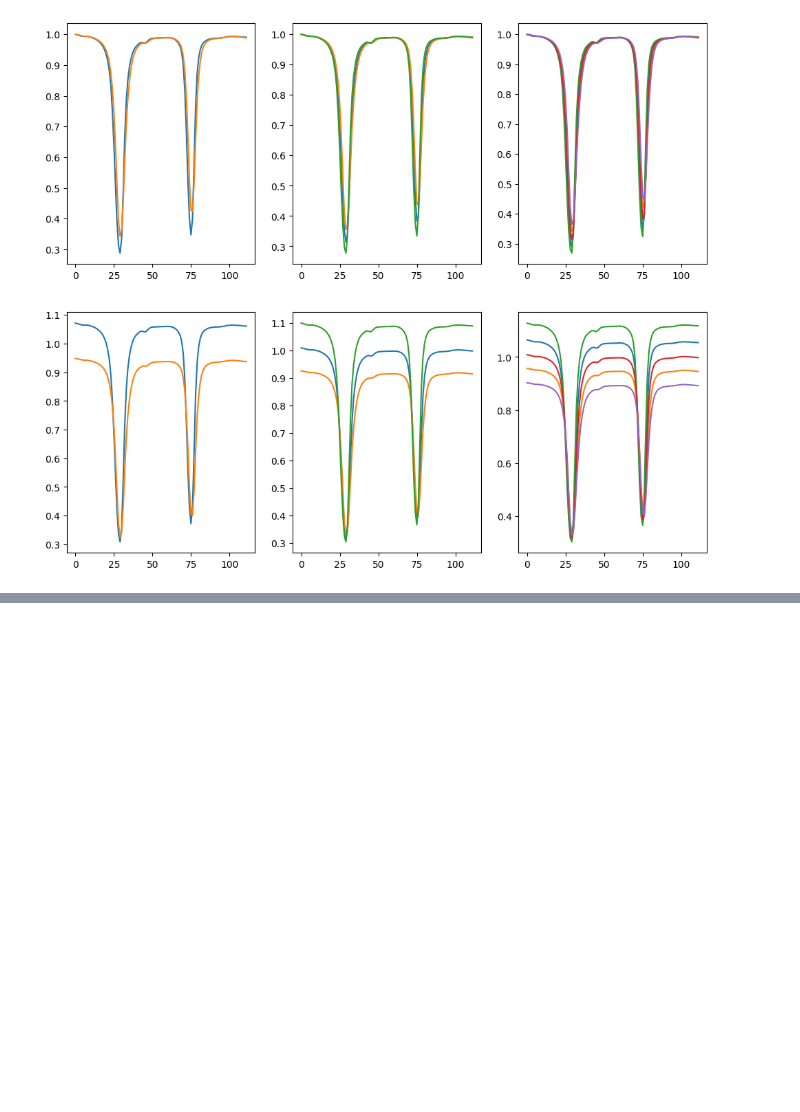
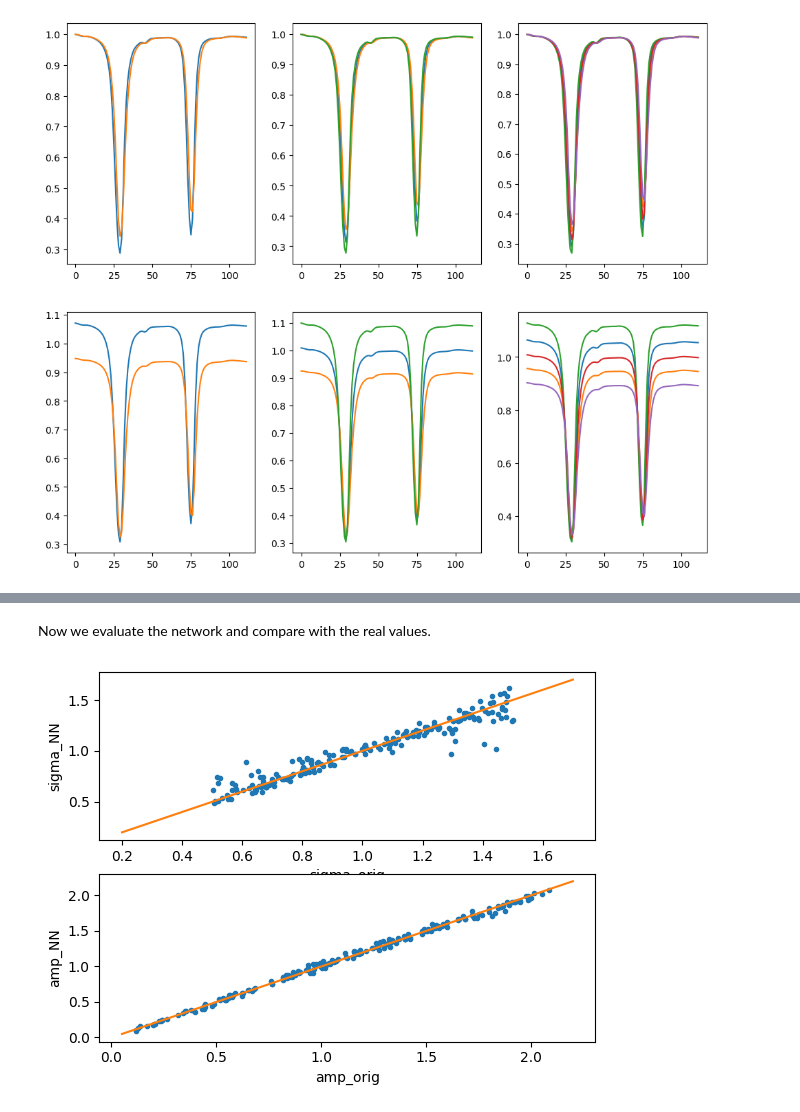
Before and after one commit to aasensio/solar_mhd_24, a Jupyter notebook: pca_kmeans_nn.ipynb, the cells around one changed output, grey strips where cells are left out. Cells and saved outputs as stored; diff of their text form; code cells hidden in the pictures; blank space fills up the shorter version.

```diff
--- a/pca_kmeans_collab.ipynb
+++ b/pca_kmeans_nn.ipynb
@@ -189,0 +383,16 @@ for i in range(5):
+# %%
+hyperparameters = {
+        'batch_size': 64,
+        'validation_split': 0.2,
+        'gpu': 0,
+        'lr': 3e-4,
+        'wd': 0.0,
+        'n_epochs': 50,
+        'smooth': 0.15,
+        'n_input': 100,
+        'n_hidden': 40,
+        'n_output': 2
+    }
+
+deepnet = Training(hyperparameters)
+deepnet.optimize()
@@ -189,0 +415,29 @@ for i in range(5):
+# %% [markdown]
+Now we evaluate the network and compare with the real values.
+# %%
+deepnet.model.eval()
+
+x = np.linspace(-5.0, 5.0, 100)
+sigma = 1.0 * np.random.rand(200) + 0.5
+amplitude = 2.0 * np.random.rand(200) + 0.1
+y = amplitude[:,None] * np.exp(-x[None,:]**2 / sigma[:,None]**2) + 0.05 * np.random.randn(200, 100)
+
+with torch.no_grad():
+
+    inputs = torch.tensor(y.astype('float32')).to(deepnet.device)
+
+    out = deepnet.model(inputs).cpu()
+
+f, ax = pl.subplots(nrows=2, ncols=1)
+ax[0].plot(sigma, out[:,0], '.')
+ax[0].plot([0.2,1.7], [0.2,1.7])
+ax[1].plot(amplitude, out[:,1], '.')
+ax[1].plot([0.05,2.2], [0.05,2.2])
+
+ax[0].set_xlabel('sigma_orig')
+ax[0].set_ylabel('sigma_NN')
+ax[1].set_xlabel('amp_orig')
+ax[1].set_ylabel('amp_NN')
+pl.show()
+# %% [output]
+[figure, added]
```
Also changed, not shown: parts of 10 cells of this notebook, 3 other files.
